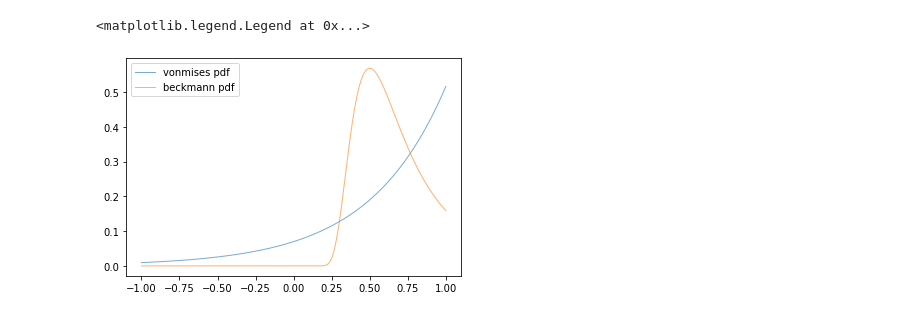
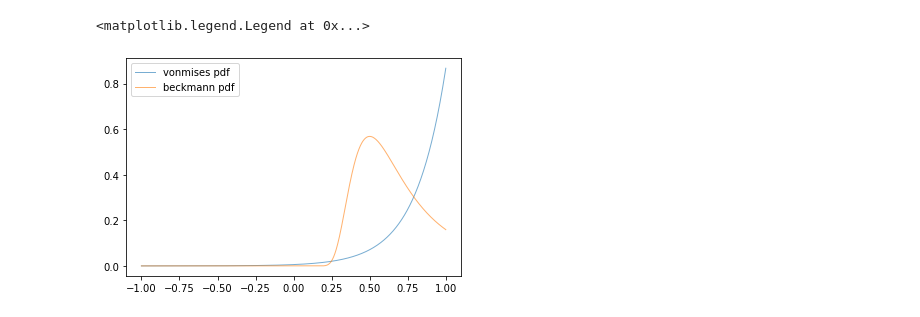
Before and after one commit to daseyb/tungsten, a Jupyter notebook: data/microfacet/ndf.ipynb, the cells around one changed output. Saved outputs shown, nothing was run; the diff lists cells and outputs as text; code cells hidden in the pictures.

```diff
--- a/data/microfacet/ndf.ipynb
+++ b/data/microfacet/ndf.ipynb
@@ -163,22 +182,22 @@ for k, v in normal_files.items():
 # %%
 
 
 
 
-kappa = 2
+kappa = 5
 
 u = np.linspace(-1, 1, 1000)
 pdf = st.vonmises.pdf(np.arccos(u), kappa)
 
 b = beckmann(np.arccos(u), 1.41421)
 
 #z = np.cos(theta)
 #pdf = pdf * np.sin(theta)
 
 
 plt.plot(u, pdf, lw=1, alpha=0.6, label='vonmises pdf')
 plt.plot(u, b, lw=1, alpha=0.6, label='beckmann pdf')
 plt.legend()
 # %% [output]
 <matplotlib.legend.Legend at 0x...>
-[figure, old version]
+[figure, new version]
```
Also changed, not shown: parts of 1 cell of this notebook, 8 other files.
